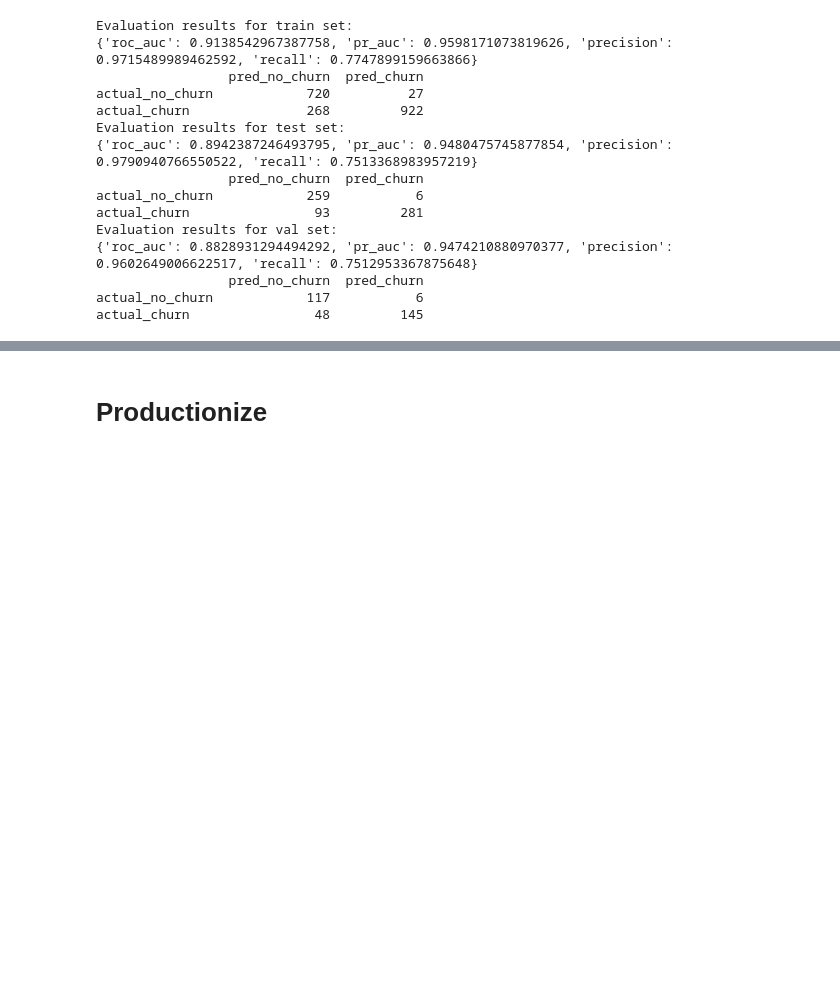
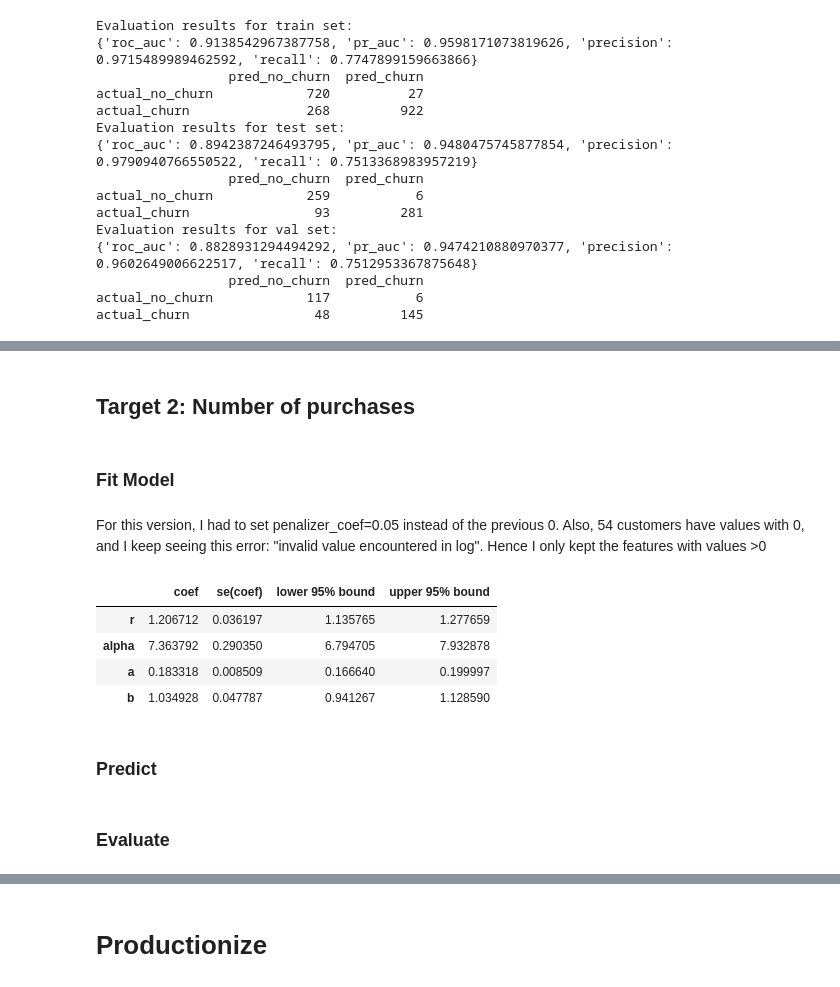
Before and after one commit to maithtruong/ai-customer-growth-retention, a Jupyter notebook: notebooks/03_bg_nbd.ipynb, the cells around one changed output, grey strips where cells are left out. Drawn from its saved outputs; the diff is of its cells as text; code cells hidden in the pictures; blank space fills up the shorter version.

```diff
--- a/notebooks/03_bg_nbd.ipynb
+++ b/notebooks/03_bg_nbd.ipynb
@@ -49,6 +66,8 @@ SEED_TRANSACTIONS=os.getenv("SEED_TRANSACTIONS")
 # %%
 OBSERVED_DATE = pd.Timestamp('2025-12-31')
 OBSERVED_DATE_STR = OBSERVED_DATE.strftime("%d_%m_%Y")
+# %%
+CUTOFF_DATE = OBSERVED_DATE - pd.Timedelta(days=30)
 # %%
 PROJECT_ROOT = Path.cwd().parent
 # %%
@@ -476,2 +2201,36 @@ customer_ids = add_churn_status(
+# %%
+raw_features_df = build_customer_features(
+    transactions_modeling_df,
+    customers_modeling_df,
+    observed_date=CUTOFF_DATE,
+    feature_list=[
+        "amount",
+        "days_since_previous_transaction",
+        "days_until_next_transaction",
+        "customer_transaction_order",
+        "days_since_first_transaction",
+    ],
+)
+# %%
+raw_features_df = raw_features_df.drop(columns=['signup_date', 'termination_date', 'true_lifetime_days', 'is_churn_30_days'])
+raw_features_df = raw_features_df.set_index('customer_id', drop=True)
+# %%
+X_train_cut = (
+    X_train_cut
+    .drop(columns=['signup_date', 'termination_date', 'true_lifetime_days'])
+    .join(raw_features_df)
+)
+
+X_val_cut = (
+    X_val_cut
+    .drop(columns=['signup_date', 'termination_date', 'true_lifetime_days'])
+    .join(raw_features_df)
+)
+
+X_test_cut = (
+    X_test_cut
+    .drop(columns=['signup_date', 'termination_date', 'true_lifetime_days'])
+    .join(raw_features_df)
+)
 # %% [markdown]
 # Test
@@ -613,3 +2389,26 @@ Comment:
 ![image-3.png](attachment:image-3.png)
 ![image-2.png](attachment:image-2.png)
 ![image.png](attachment:image.png)
+# %% [markdown]
+## Target 2: Number of purchases
+# %% [markdown]
+### Fit Model
+# %% [markdown]
+For this version, I had to set penalizer_coef=0.05 instead of the previous 0.
+Also, 54 customers have values with 0, and I keep seeing this error: "invalid value encountered in log". Hence I only kept the features with values >0
+# %%
+bgf_cut_30d = BetaGeoFitter(penalizer_coef=0.05)
+bgf_cut_30d.fit(
+    frequency=X_train_cut["frequency"],
+    recency=X_train_cut["recency"],
+    T=X_train_cut["T"]
+)
+bgf_cut_30d.summary
+# %% [output]
+|  | coef | se(coef) | lower 95% bound | upper 95% bound |
+| r | 1.206712 | 0.036197 | 1.135765 | 1.277659 |
+| alpha | 7.363792 | 0.290350 | 6.794705 | 7.932878 |
+| a | 0.183318 | 0.008509 | 0.166640 | 0.199997 |
+| b | 1.034928 | 0.047787 | 0.941267 | 1.128590 |
+# %% [markdown]
+### Predict
@@ -615,0 +2423,2 @@ Comment:
+# %% [markdown]
+### Evaluate
```
Also changed, not shown: parts of 143 cells of this notebook, 2 other files.
